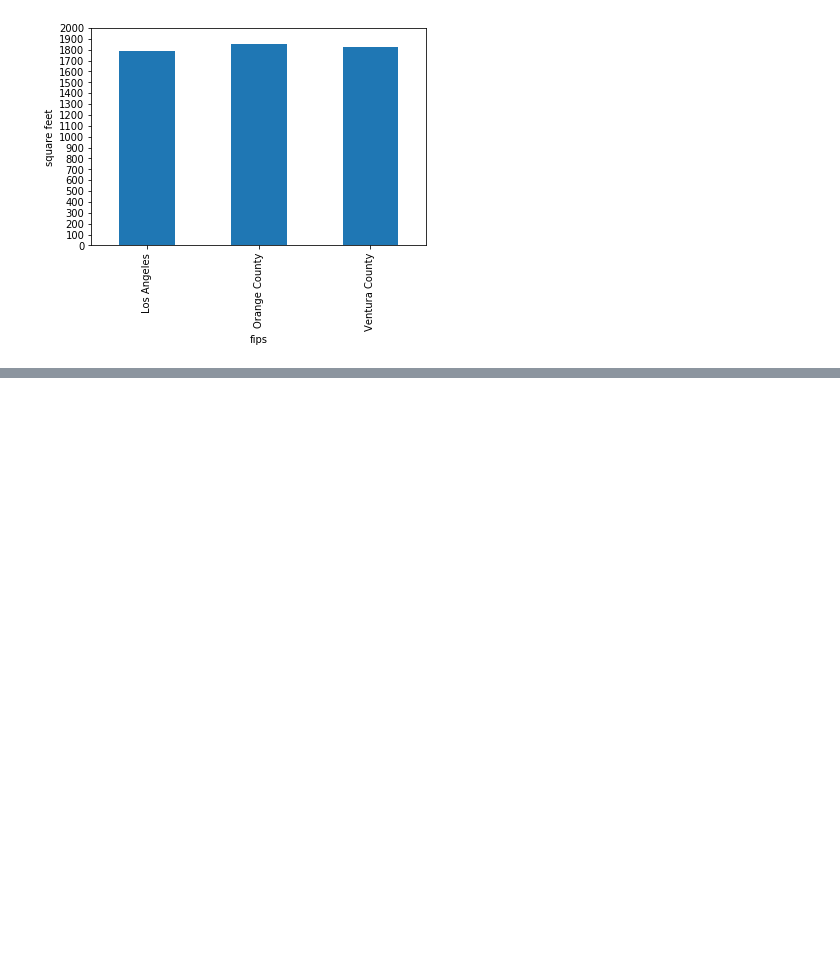
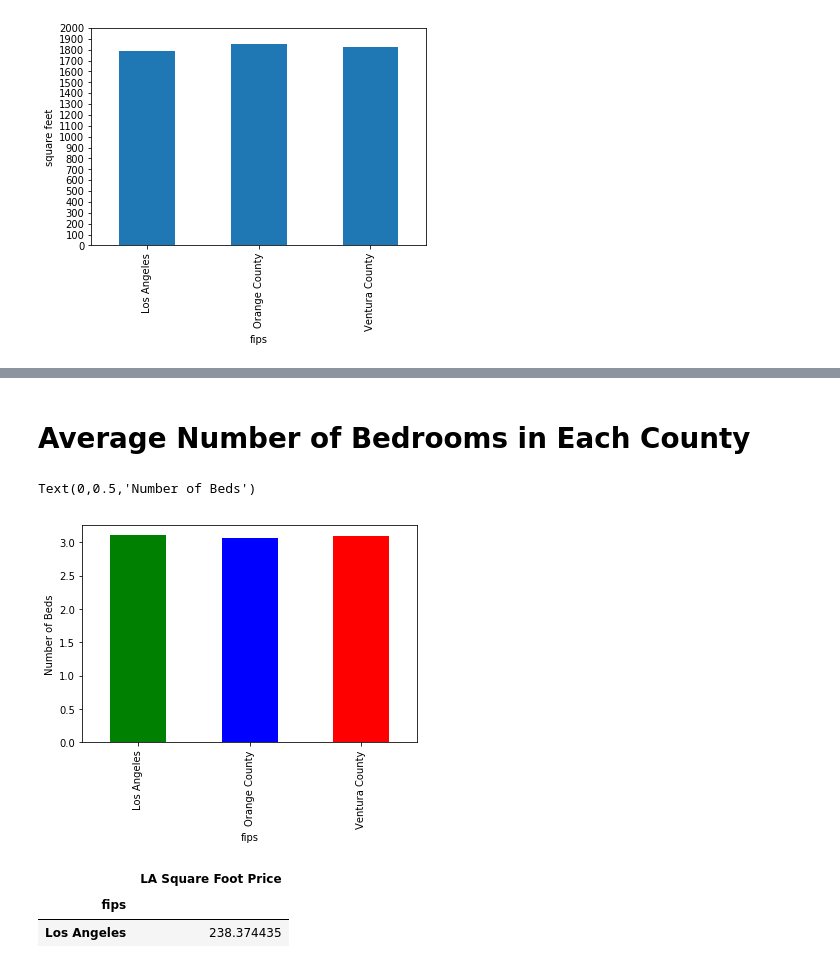
Before and after one commit to equilibrium360/zillow_analytics, a Jupyter notebook: brandon_zillow/New.ipynb, the cells around one changed output, grey strips where cells are left out. Cells and saved outputs as stored; diff of their text form; code cells hidden in the pictures; blank space fills up the shorter version.

```diff
--- a/brandon_zillow/New.ipynb
+++ b/brandon_zillow/New.ipynb
@@ -62,0 +70,6 @@ squareFootChart
+# %%
+avgBedLA = countiesRenamed.groupby("fips")["beds"].mean()
+# %%
+bedrooms_df = pd.DataFrame({"Average Number of Bedrooms per County": avgBedLA})
+newBedrooms_df = bedrooms_df[(bedrooms_df.T !=0).any()]
+newBedrooms_df
@@ -62,0 +82,10 @@ squareFootChart
+# %% [markdown]
+# Average Number of Bedrooms in Each County
+# %%
+#colors = list(islice(cycle(["r", 'r', "y"]), None, len(newBedrooms_df)))
+
+bedroomChart = newBedrooms_df.plot(kind='bar', legend=False, color=tuple(["g","b","r"]))
+bedroomChart.set_ylabel("Number of Beds")
+# %% [output]
+Text(0,0.5,'Number of Beds')
+[figure, added]
@@ -62,0 +104,8 @@ squareFootChart
+# %%
+price_df = pd.DataFrame({"LA Square Foot Price": pricePerFtLA})
+newPrice_df = price_df[(price_df.T !=0).any()]
+newPrice_df
+# %% [output]
+|  | LA Square Foot Price |
+| fips |  |
+| Los Angeles | 238.374435 |
```
Also changed, not shown: parts of 8 cells of this notebook.
